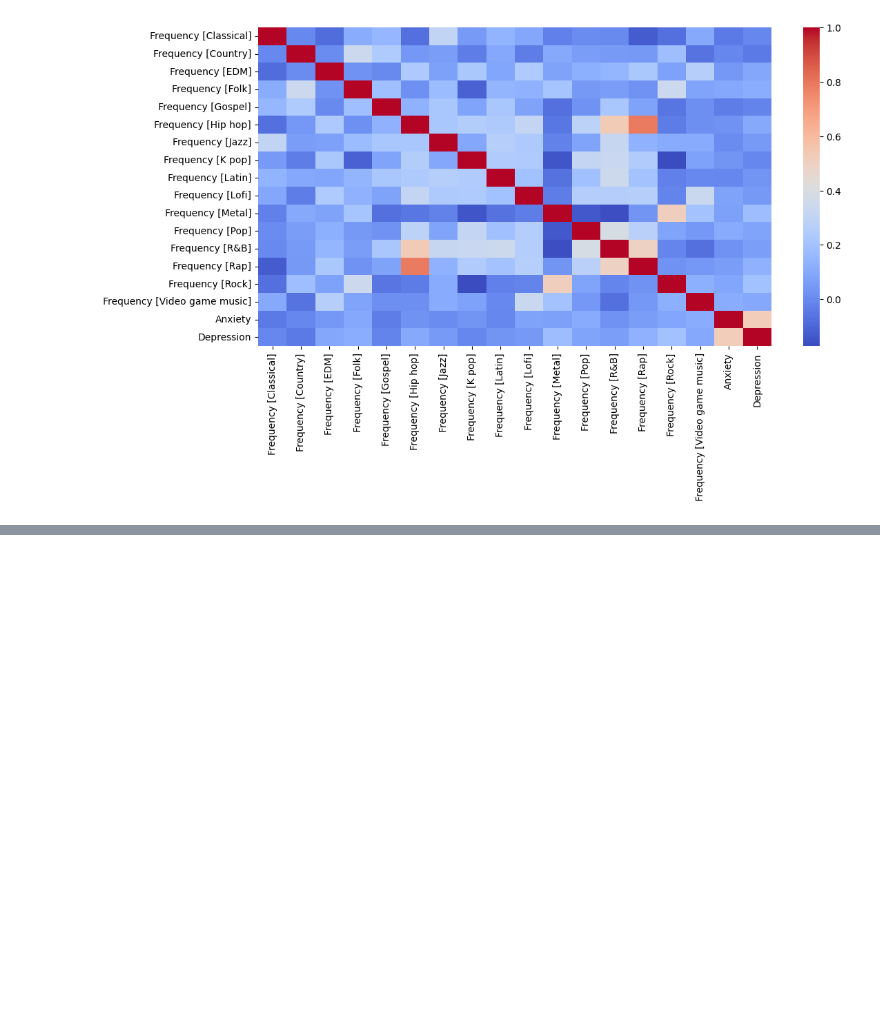
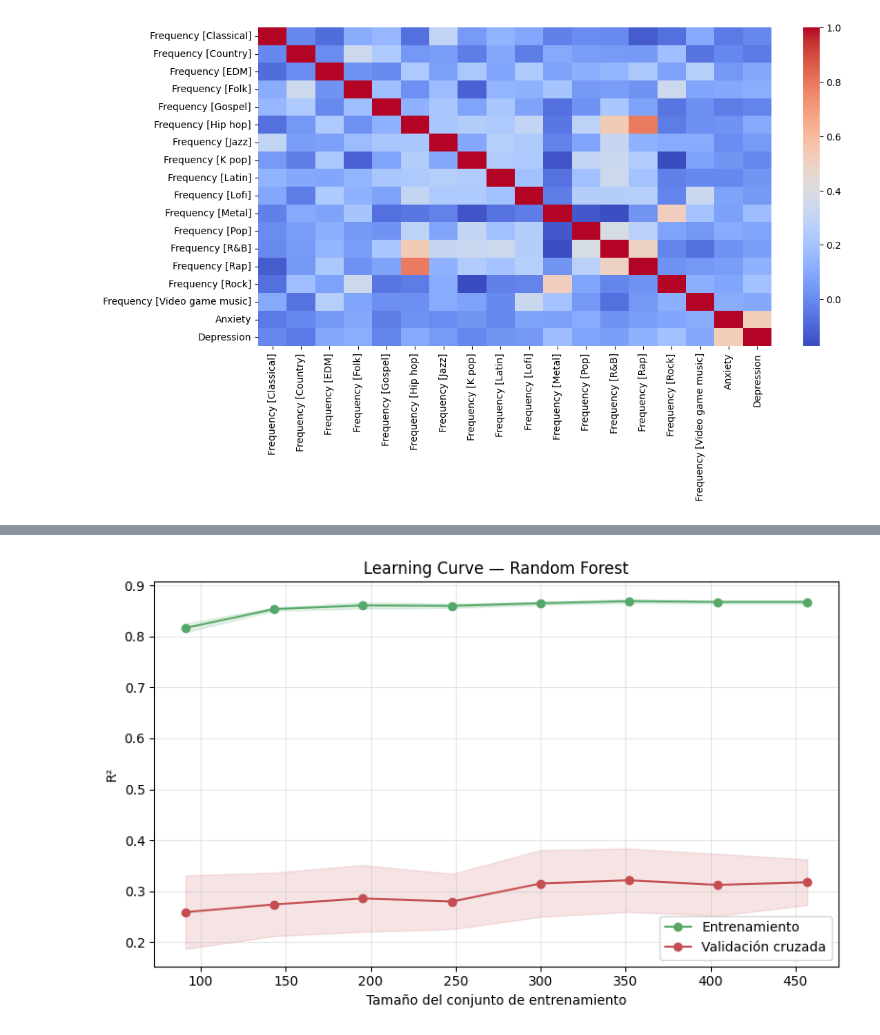
Before and after one commit to MarceloDetlefsen/proyecto_datascience, a Jupyter notebook: Proyecto1_Fase2.ipynb, the cells around one changed output, grey strips where cells are left out. Cells and saved outputs as stored; diff of their text form; code cells hidden in the pictures; blank space fills up the shorter version.

```diff
--- a/Proyecto1_Fase2.ipynb
+++ b/Proyecto1_Fase2.ipynb
@@ -763,0 +565,20 @@ Este proyecto demuestra que los hábitos musicales tienen una relación limitada
+# %%
+param_grid_xgb = {
+    "n_estimators":  [100, 300, 500],
+    "max_depth":     [3, 5, 7],
+    "learning_rate": [0.05, 0.1, 0.2]
+}
+
+grid_xgb = GridSearchCV(
+    XGBRegressor(random_state=RANDOM_STATE, verbosity=0),
+    param_grid_xgb,
+    cv=5,
+    scoring="r2",
+    n_jobs=-1,
+    verbose=0
+)
+grid_xgb.fit(X_train, y_train)
+
+print(f"Mejores hiperparámetros XGBoost: {grid_xgb.best_params_}")
+print(f"Mejor R² en CV (GridSearch): {grid_xgb.best_score_:.4f}")
+best_xgb = grid_xgb.best_estimator_
@@ -763,0 +724,26 @@ Este proyecto demuestra que los hábitos musicales tienen una relación limitada
+# %%
+# ── Learning Curve (Random Forest) ───────────────────────────────────────────
+train_sizes, train_scores, val_scores = learning_curve(
+    best_rf, X_train, y_train, cv=5,
+    train_sizes=np.linspace(0.2, 1.0, 8),
+    scoring="r2", n_jobs=-1
+)
+
+plt.figure(figsize=(8, 5))
+plt.plot(train_sizes, train_scores.mean(axis=1), "o-", label="Entrenamiento", color="#55A868")
+plt.fill_between(train_sizes,
+                 train_scores.mean(axis=1) - train_scores.std(axis=1),
+                 train_scores.mean(axis=1) + train_scores.std(axis=1), alpha=0.15, color="#55A868")
+plt.plot(train_sizes, val_scores.mean(axis=1),   "o-", label="Validación cruzada", color="#C44E52")
+plt.fill_between(train_sizes,
+                 val_scores.mean(axis=1) - val_scores.std(axis=1),
+                 val_scores.mean(axis=1) + val_scores.std(axis=1), alpha=0.15, color="#C44E52")
+plt.xlabel("Tamaño del conjunto de entrenamiento")
+plt.ylabel("R²")
+plt.title("Learning Curve — Random Forest")
+plt.legend()
+plt.grid(alpha=0.3)
+plt.tight_layout()
+plt.show()
+# %% [output]
+[figure, added]
```
Also changed, not shown: parts of 84 cells of this notebook.
